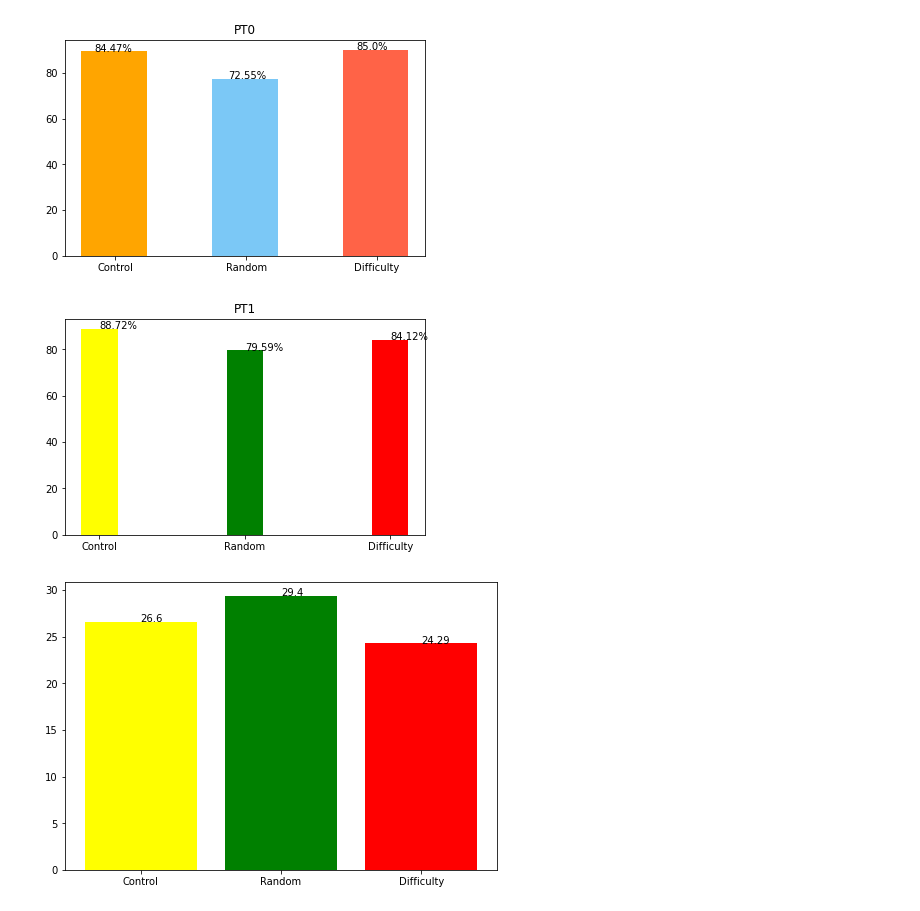
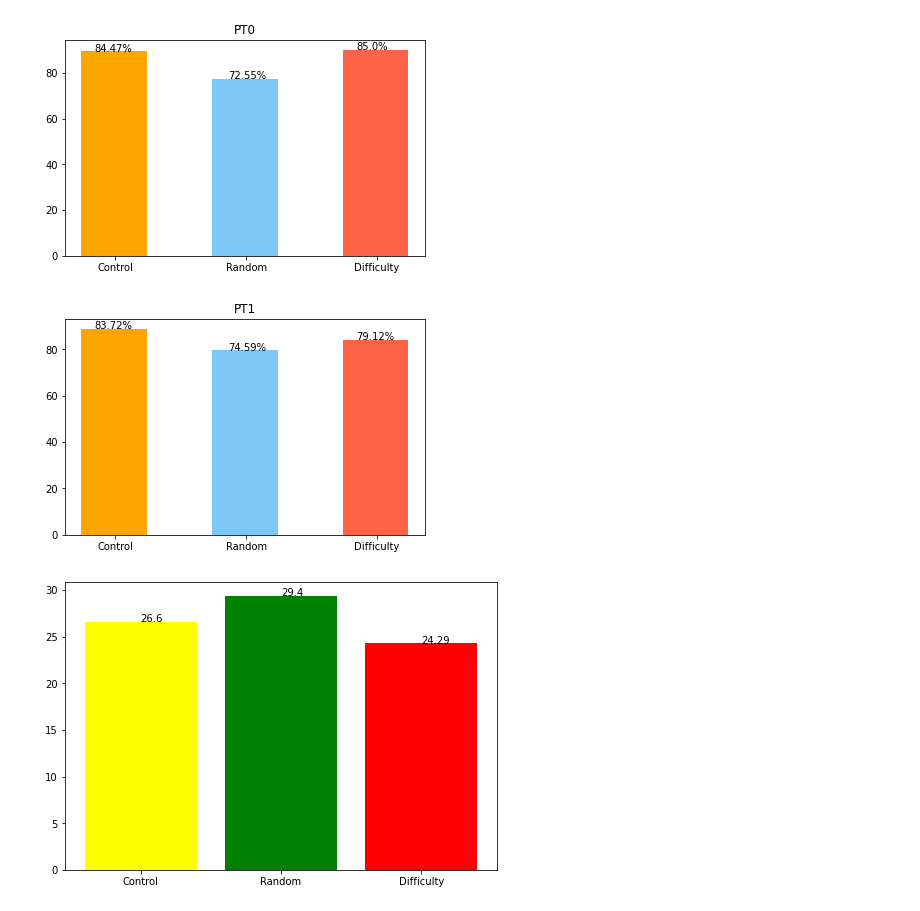
Before and after one commit to zouharvi/uds-rug-student, a Jupyter notebook: src/analysis/graphs.ipynb, the cells around one changed output. Saved outputs shown, nothing was run; the diff lists cells and outputs as text; code cells hidden in the pictures.

Commit message:
graphs updated

```diff
--- a/src/analysis/graphs.ipynb
+++ b/src/analysis/graphs.ipynb
@@ -21,21 +21,23 @@ plt.show()
 # %%
 import matplotlib.pyplot as plt
 import numpy as np
 fig = plt.figure(figsize=(5,3))
 ax = fig.add_axes([0,0,1,1])
 x = np.arange(2)
 group = ['Control','Random','Difficulty']
 y=[88.72,79.59,84.12]
-ax.bar(group[0],y[0],color='yellow', width = 0.25)
-ax.bar(group[1],y[1],color='g', width = 0.25)
-ax.bar(group[2],y[2],color='r', width = 0.25)
+x_pos=[0,0.5,1]
+ax.bar(x_pos[0],y[0],color='#FFA500', width = 0.25, align="edge")
+ax.bar(x_pos[1],y[1],color='#7BC8F6', width = 0.25, align="edge")
+ax.bar(x_pos[2],y[2],color='#FF6347', width = 0.25, align="edge")
+plt.xticks([x+0.13 for x in x_pos], group)
 plt.title("PT1")
-for index, value in enumerate(y):
-    plt.text(index, value, str(value)+"%")
-plt.tight_layout()
+plt.text(0.05, y[0], str(y[0]-5)+"%")
+plt.text(0.56, y[1], str(y[1]-5)+"%")
+plt.text(1.05, y[2], str(y[2]-5)+"%")
 plt.show()
 # %% [output]
-[figure, old version]
+[figure, new version]
 # %%
 fig = plt.figure()
 ax = fig.add_axes([0,0,1,1])
```
Also changed, not shown: parts of 2 cells of this notebook.
